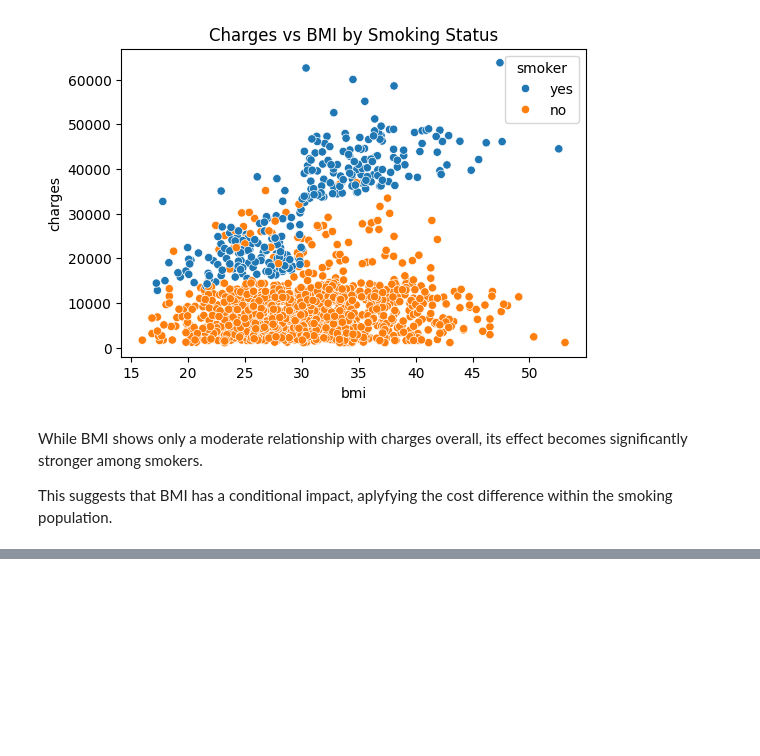
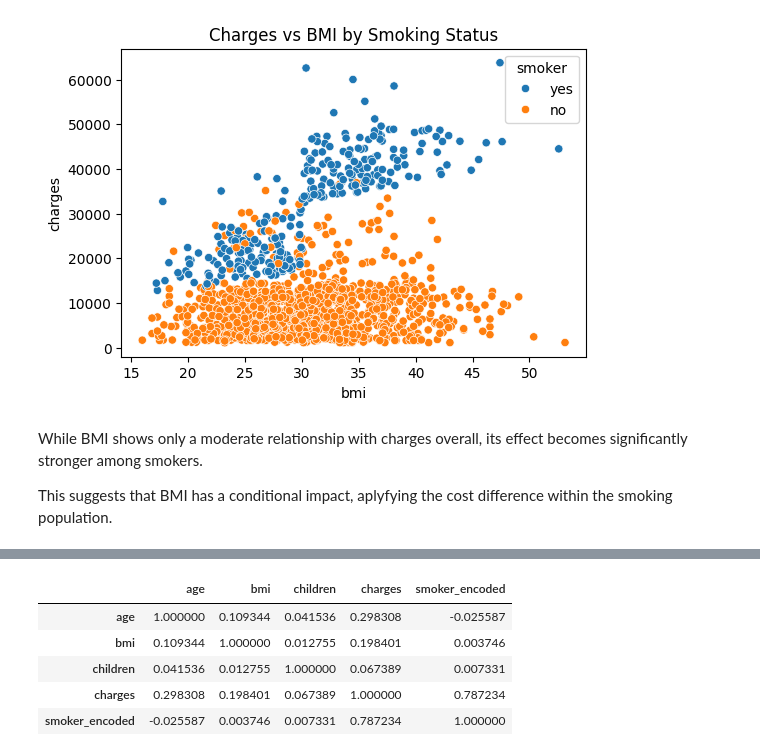
Before and after one commit to MKlim22/insurance-cost-analysis, a Jupyter notebook: notebooks/02_eda.ipynb, the cells around one changed output, grey strips where cells are left out. Saved outputs shown, nothing was run; the diff lists cells and outputs as text; code cells hidden in the pictures; blank space fills up the shorter version.

```diff
--- a/notebooks/02_eda.ipynb
+++ b/notebooks/02_eda.ipynb
@@ -282,0 +346,12 @@ This suggests that BMI has a conditional impact, aplyfying the cost difference w
+# %%
+df["smoker_encoded"] = df["smoker"].map({"no": 0, "yes": 1})
+# %%
+corr_matrix = df.corr(numeric_only=True)
+corr_matrix
+# %% [output]
+|  | age | bmi | children | charges | smoker_encoded |
+| age | 1.000000 | 0.109344 | 0.041536 | 0.298308 | -0.025587 |
+| bmi | 0.109344 | 1.000000 | 0.012755 | 0.198401 | 0.003746 |
+| children | 0.041536 | 0.012755 | 1.000000 | 0.067389 | 0.007331 |
+| charges | 0.298308 | 0.198401 | 0.067389 | 1.000000 | 0.787234 |
+| smoker_encoded | -0.025587 | 0.003746 | 0.007331 | 0.787234 | 1.000000 |
```
Also changed, not shown: parts of 12 cells of this notebook.
